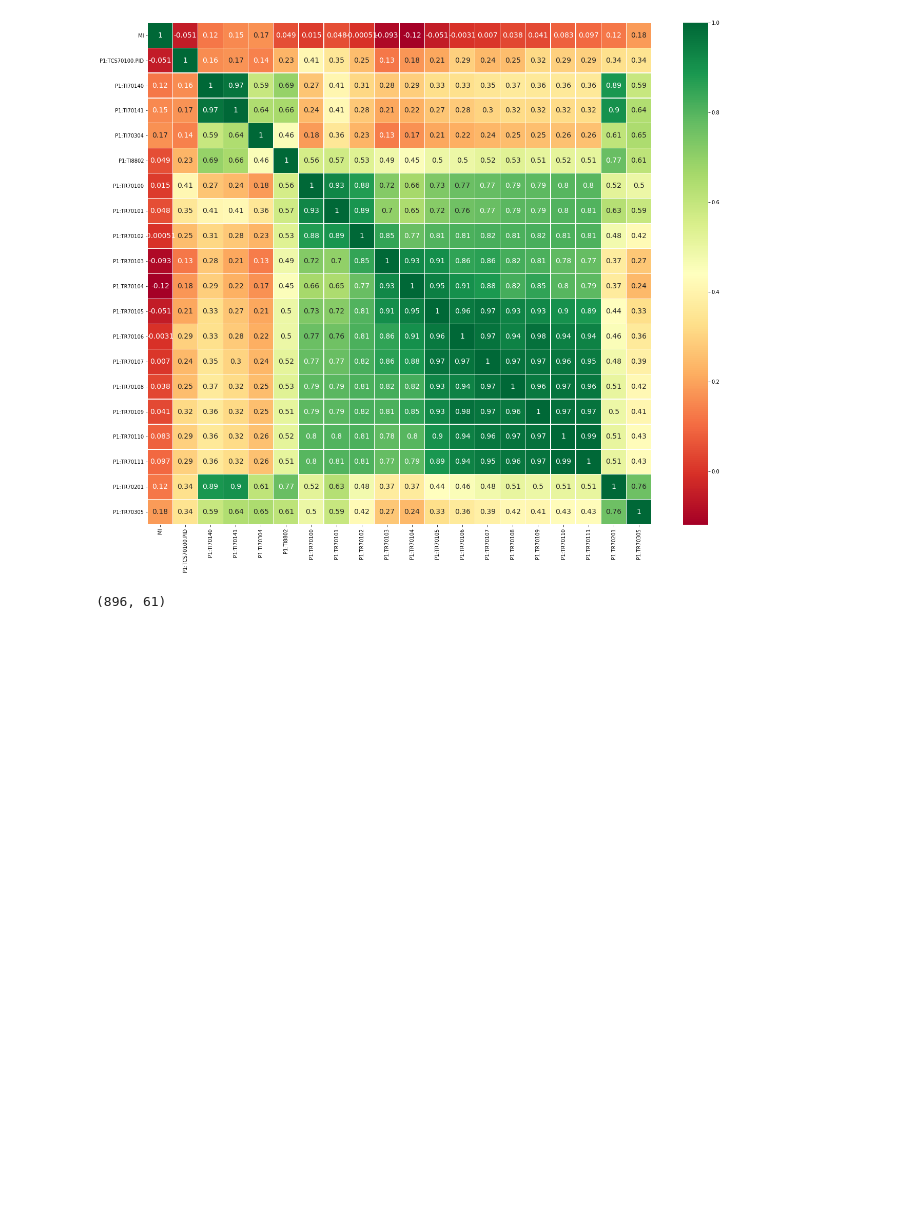
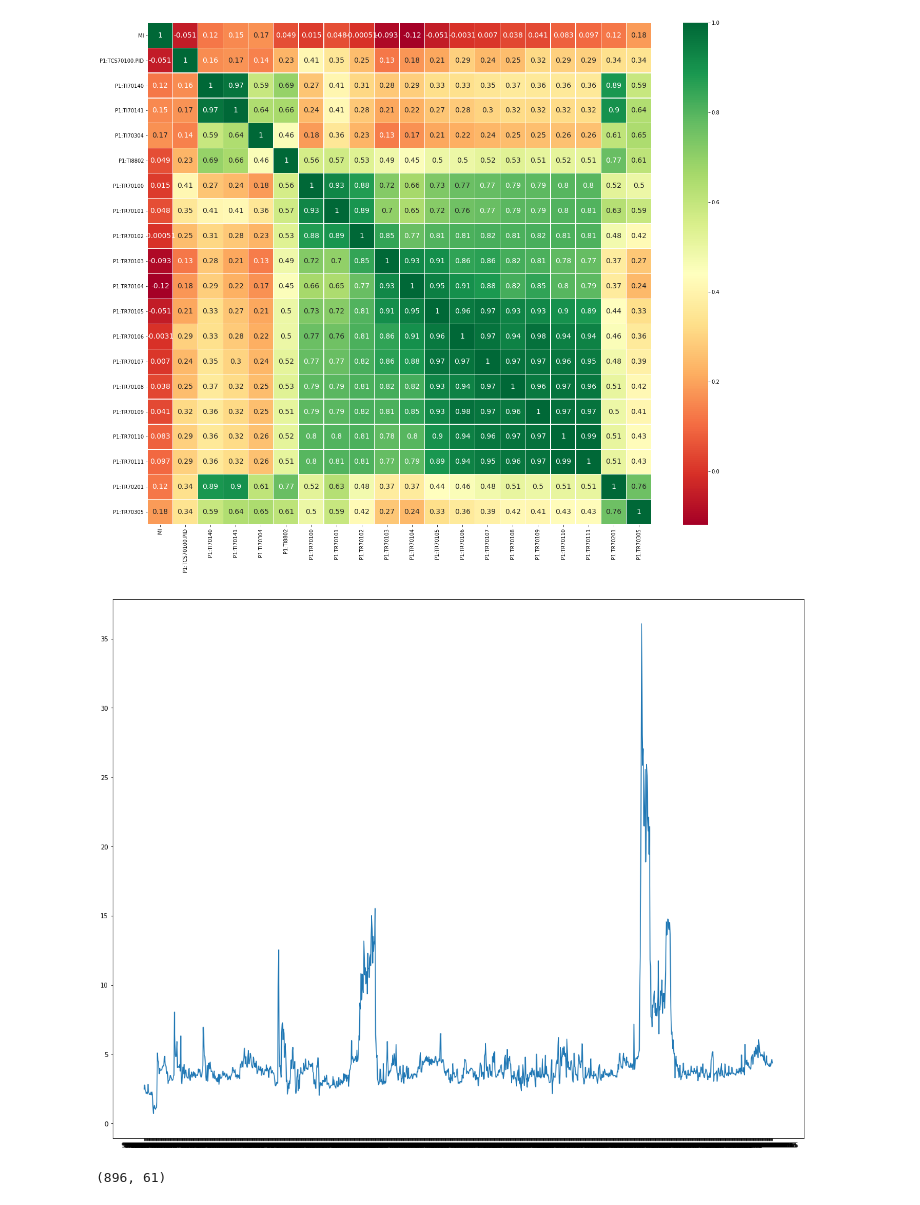
Before and after one commit to sanguis09/Capstone-project, a Jupyter notebook: src/Data Exploration.ipynb, the cells around one changed output. Drawn from its saved outputs; the diff is of its cells as text; code cells hidden in the pictures; blank space fills up the shorter version.

```diff
--- a/src/Data Exploration.ipynb
+++ b/src/Data Exploration.ipynb
@@ -132,4 +136,14 @@ plt.yticks(fontsize=10)
 plt.show()
 # %% [output]
 [figure]
+# %%
+#time series plot of MI value
+time = tag_MI['Time']
+mi = tag_MI['MI']
+plt.plot(time,mi)
+fig=plt.gcf()
+fig.set_size_inches(20,16)
+plt.show()
+# %% [output]
+[figure, added]
 # %%
```
Also changed, not shown: parts of 8 cells of this notebook, 1 other file.
